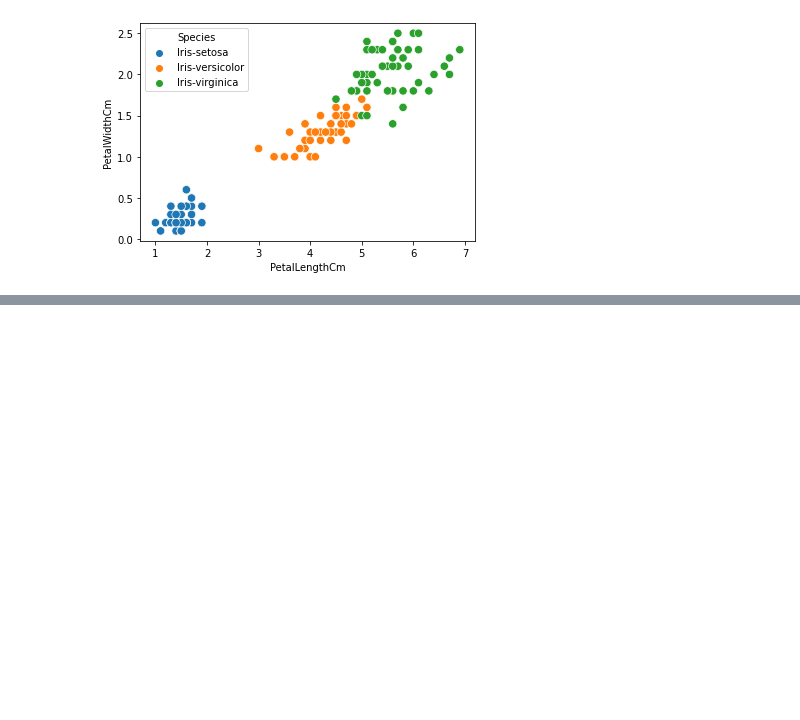
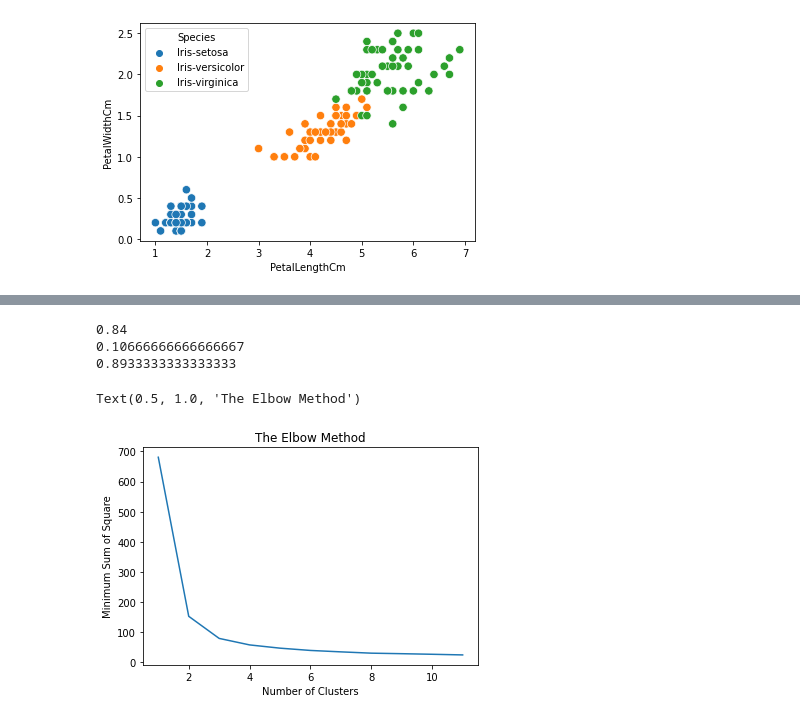
Before and after one commit to Noob919/Internship, a Jupyter notebook: Iris.ipynb, the cells around one changed output, grey strips where cells are left out. Drawn from its saved outputs; the diff is of its cells as text; code cells hidden in the pictures; blank space fills up the shorter version.

Commit message:
Added elbow method

```diff
--- a/Iris.ipynb
+++ b/Iris.ipynb
@@ -70,0 +73,22 @@ sns.scatterplot(x = df['PetalLengthCm'], y = df['PetalWidthCm'], s=70, hue = y_p
+# %%
+print(r2_score(df_iris.iloc[:,4:],y_predict))
+print(mean_squared_error(df_iris.iloc[:,4:],y_predict))
+print(accuracy_score(df_iris.iloc[:,4:],y_predict))
+# %% [output]
+0.84
+0.10666666666666667
+0.8933333333333333
+# %%
+MSS = []
+for i in range(1,12):
+  k_clusters = KMeans(n_clusters = i)
+  k_clusters.fit(df_iris.iloc[:,:-1])
+  MSS.append(k_clusters.inertia_)
+# %%
+plt.plot(range(1,12),MSS)
+plt.xlabel('Number of Clusters')
+plt.ylabel('Minimum Sum of Square')
+plt.title('The Elbow Method')
+# %% [output]
+Text(0.5, 1.0, 'The Elbow Method')
+[figure, added]
```
Also changed, not shown: parts of 4 cells of this notebook.
